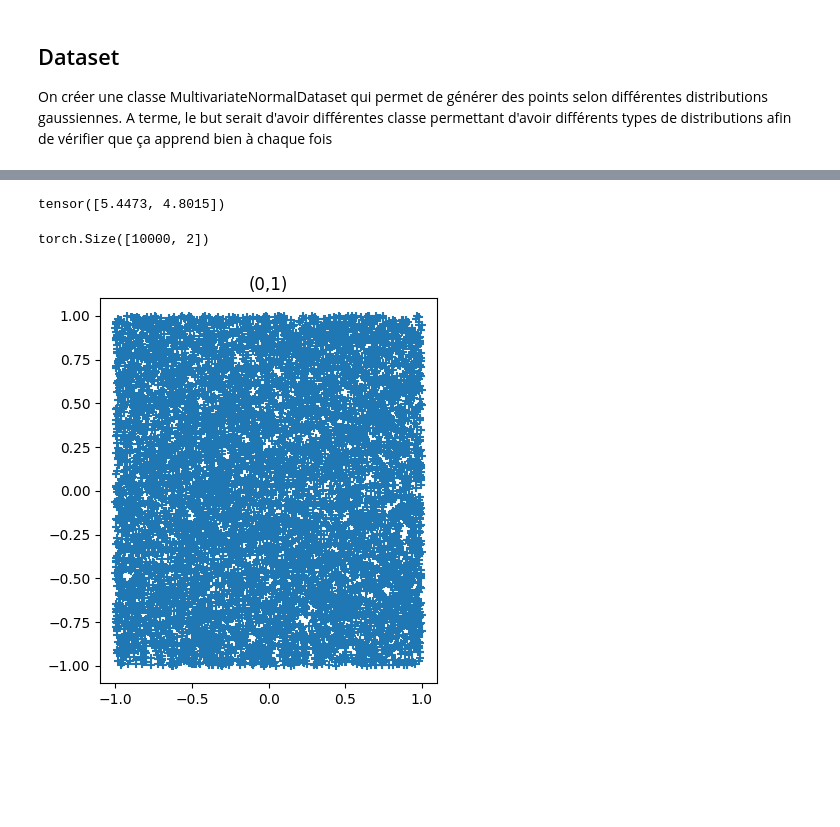
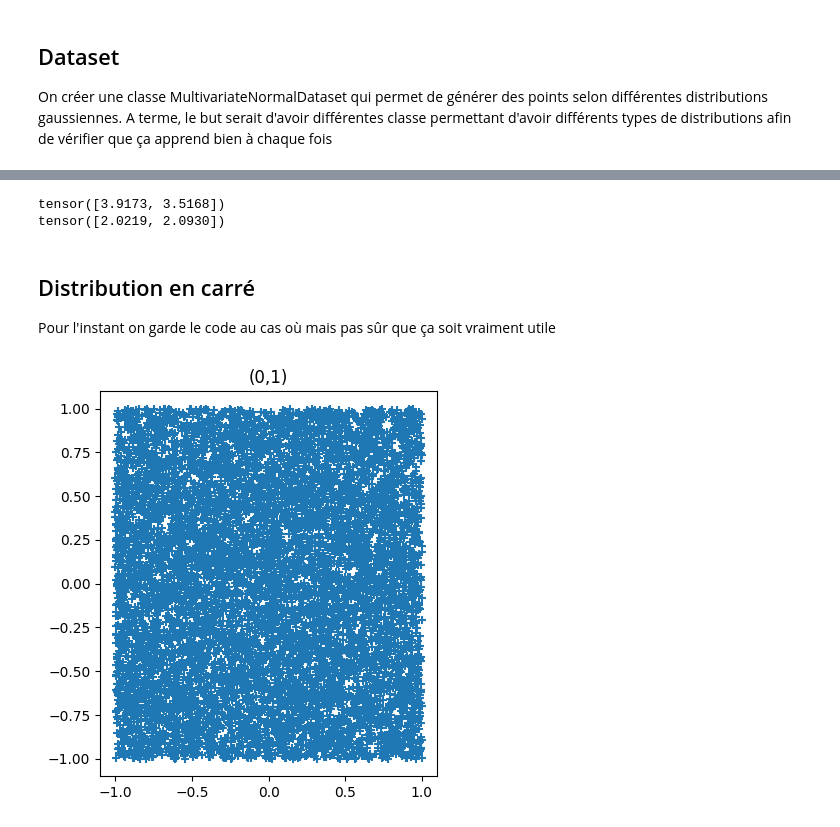
Before and after one commit to crdevio/DiffusionModel, a Jupyter notebook: basic_diffusion.ipynb, the cells around one changed output, grey strips where cells are left out. Drawn from its saved outputs; the diff is of its cells as text; code cells hidden in the pictures; blank space fills up the shorter version.

```diff
--- a/basic_diffusion.ipynb
+++ b/basic_diffusion.ipynb
@@ -186,7 +186,8 @@ num_samples = 10000  # Number of samples
 batch_size = 2048   # Batch size
 
 #On commence avec une gaussienne centrée en (6, 6) et avec une variance de (2, 2)
-mean = 6*torch.ones((dim,))
+dim=2
+mean = 4*torch.ones((dim,))
 std = 2*torch.ones((dim,))
 
 dataset = MultivariateNormalDataset(mean,std, num_samples)
@@ -265,8 +292,12 @@ torch.Size([1000, 2])
 # %%
-torch.mean(X, axis=0)
-torch.std(X, axis=0)
+print(torch.mean(X, axis=0))
+print(torch.std(X, axis=0))
 # %% [output]
-tensor([5.4473, 4.8015])
+tensor([3.9173, 3.5168])
+tensor([2.0219, 2.0930])
+# %% [markdown]
+<h2>Distribution en carré</h2>
+<p>Pour l'instant on garde le code au cas où mais pas sûr que ça soit vraiment utile</p>
 # %%
 class CarreDataset(Dataset):
     def __init__(self, mean, std, num_samples):
@@ -285,14 +316,13 @@ class CarreDataset(Dataset):
 # %%
 num_samples = 10000  # Number of samples
 batch_size = 32     # Batch size
 mean = 0
 std = 1
-dataset2 = CarreDataset(mean, std, num_samples)
+dataset = CarreDataset(mean, std, num_samples)
 show_points(dataset2.data)
 dataloader2 = DataLoader(dataset2, batch_size=batch_size, shuffle=True)
 # %% [output]
-torch.Size([10000, 2])
-[figure, old version]
+[figure, new version]
 # %%
 lr = 1e-3
 num_epochs = 100
```
Also changed, not shown: parts of 21 cells of this notebook.
